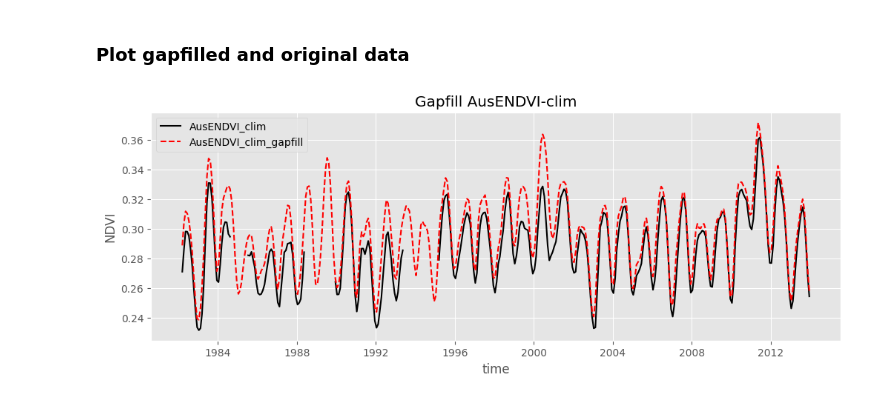
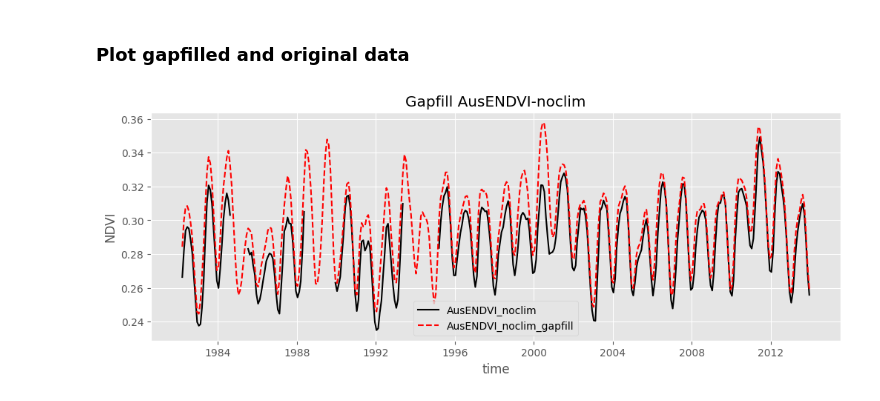
Before and after one commit to cbur24/AusENDVI, a Jupyter notebook: notebooks/analysis/AusENDVI_loading_example.ipynb, the cells around one changed output. Saved outputs shown, nothing was run; the diff lists cells and outputs as text; code cells hidden in the pictures.

```diff
--- a/notebooks/analysis/AusENDVI_loading_example.ipynb
+++ b/notebooks/analysis/AusENDVI_loading_example.ipynb
@@ -107,0 +133,6 @@ plt.tight_layout()
+# %%
+with plt.style.context('ggplot'):
+    fig,ax = plt.subplots(1,1, figsize=(13,4), sharey=True)
+    AusENDVI_clim_MCD43A4['AusENDVI_clim_MCD43A4'].mean(['latitude','longitude']).plot(ax=ax, label='AusENDVI_clim_MCD43A4', c='black')
+    AusENDVI_clim['AusENDVI_clim'].mean(['latitude','longitude']).plot(ax=ax, label='AusENDVI_clim', c='red', linestyle='--')
+    ax.legend()
@@ -169,12 +202,12 @@ We can fill gap-fill a dataset using the precise method used in the publication.
 # %%
 # import data
-AusENDVI_clim = xr.open_dataset(f'{path_to_data}AusENDVI-clim_1982_2013.nc')
+AusENDVI_noclim = xr.open_dataset(f'{path_to_data}AusENDVI-noclim_1982_2013.nc')
 # %% [markdown]
 ### Fill short gaps with linear interpolation
 # %%
 # seperate into climatologies and anomalies
-climatology = AusENDVI_clim.groupby('time.month').mean()
-anomaly = AusENDVI_clim.groupby('time.month') - climatology
+climatology = AusENDVI_noclim.groupby('time.month').mean()
+anomaly = AusENDVI_noclim.groupby('time.month') - climatology
 
 # fill anomalies linearly by one-step
 anomaly = anomaly.interpolate_na(dim='time', method='linear', limit=1)
@@ -185,16 +218,16 @@ fill = fill.drop_vars('month')
 # %% [markdown]
 ### Fill remaining data-gaps with synthetic data
 # %%
-AusENDVI_clim_gapfill = fill.fillna(AusENDVI_synthetic['AusENDVI_synthetic'])
+AusENDVI_noclim_gapfill = fill.fillna(AusENDVI_synthetic['AusENDVI_synthetic'])
 # %% [markdown]
 ### Plot gapfilled and original data
 # %%
 with plt.style.context('ggplot'):
     fig,ax = plt.subplots(1,1, figsize=(12,4), sharey=True)
-    AusENDVI_clim['AusENDVI_clim'].mean(['latitude', 'longitude']).rolling(time=3).mean().plot(ax=ax, label='AusENDVI_clim', c='black')
-    AusENDVI_clim_gapfill['AusENDVI_clim'].mean(['latitude', 'longitude']).rolling(time=3).mean().plot(ax=ax, label='AusENDVI_clim_gapfill', c='red', linestyle='--')
+    AusENDVI_noclim['AusENDVI_noclim'].mean(['latitude', 'longitude']).rolling(time=3).mean().plot(ax=ax, label='AusENDVI_noclim', c='black')
+    AusENDVI_noclim_gapfill['AusENDVI_noclim'].mean(['latitude', 'longitude']).rolling(time=3).mean().plot(ax=ax, label='AusENDVI_noclim_gapfill', c='red', linestyle='--')
     ax.set_ylabel('NDVI')
     ax.legend()
-    plt.title('Gapfill AusENDVI-clim');
+    plt.title('Gapfill AusENDVI-noclim');
 # %% [output]
-[figure, old version]
+[figure, new version]
```
Also changed, not shown: parts of 8 cells of this notebook, 16 other files.
